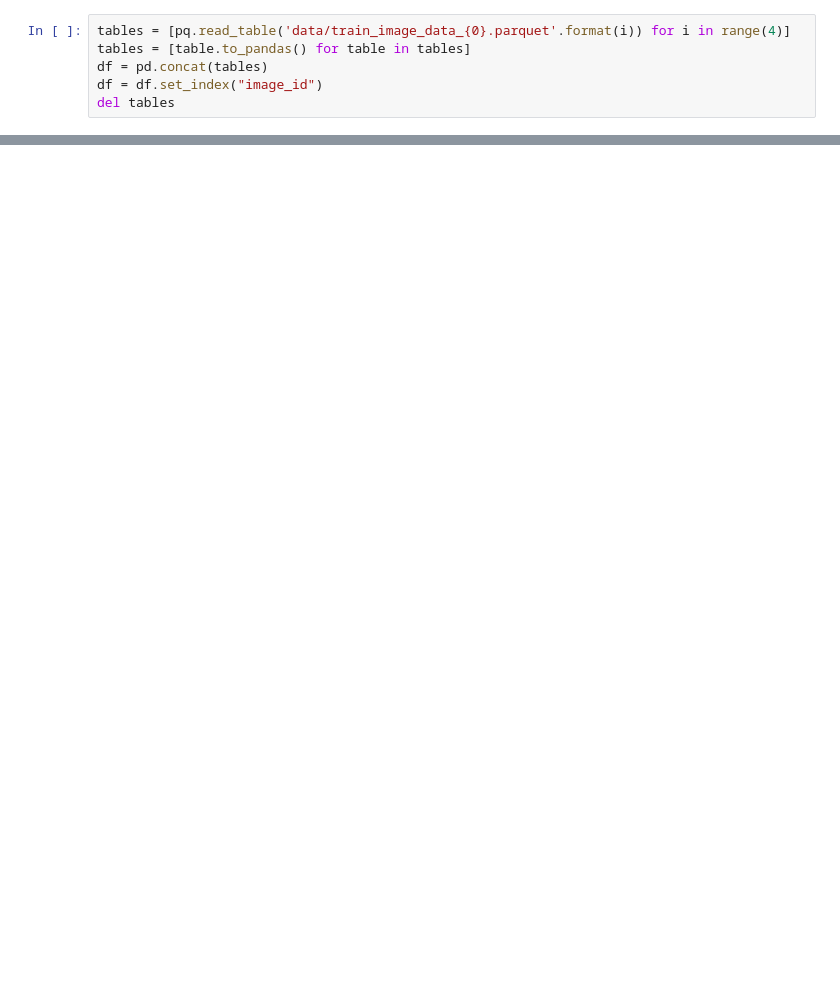
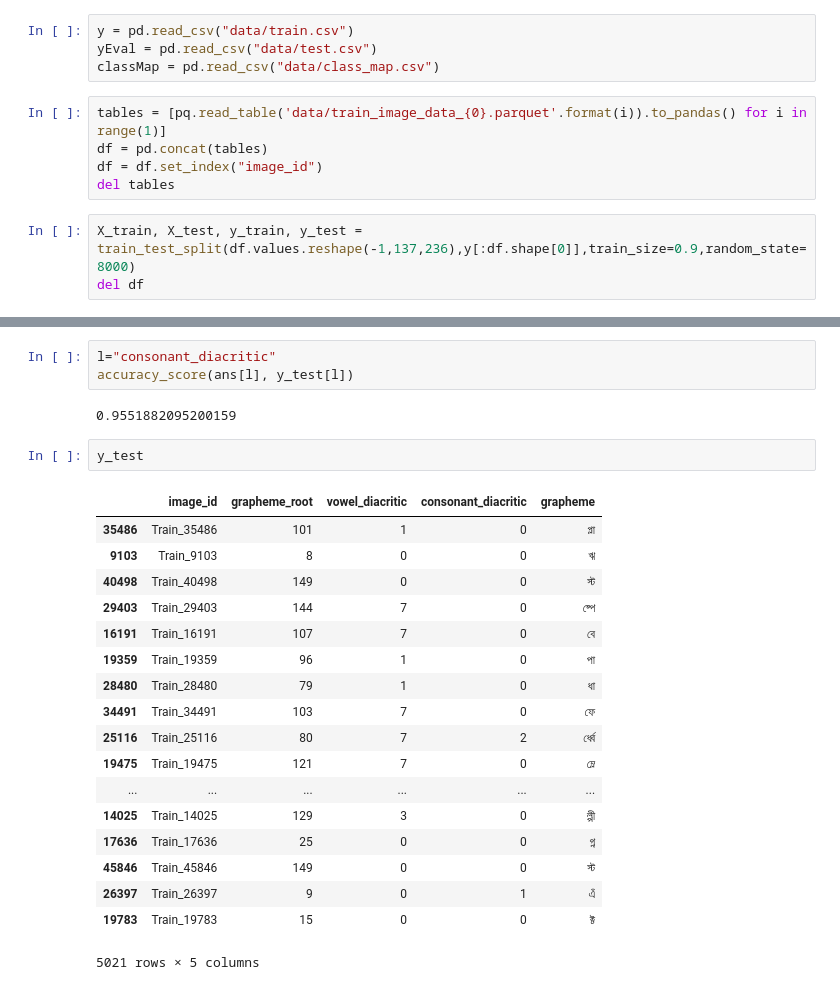
Before and after one commit to FullteaOfEEIC/Bengali, a Jupyter notebook: test.ipynb, the cells around one changed output, grey strips where cells are left out. Cells and saved outputs as stored; diff of their text form; blank space fills up the shorter version.

```diff
--- a/test.ipynb
+++ b/test.ipynb
@@ -23,6 +698,12 @@ import sklearn.metrics
+# %%
+y = pd.read_csv("data/train.csv")
+yEval = pd.read_csv("data/test.csv")
+classMap = pd.read_csv("data/class_map.csv")
 # %%
-tables = [pq.read_table('data/train_image_data_{0}.parquet'.format(i)) for i in range(4)]
-tables = [table.to_pandas() for table in tables]
+tables = [pq.read_table('data/train_image_data_{0}.parquet'.format(i)).to_pandas() for i in range(1)]
 df = pd.concat(tables)
 df = df.set_index("image_id")
 del tables
+# %%
+X_train, X_test, y_train, y_test = train_test_split(df.values.reshape(-1,137,236),y[:df.shape[0]],train_size=0.9,random_state=8000)
+del df
@@ -134,0 +901,26 @@ plt.imshow(img)
+# %%
+l="consonant_diacritic"
+accuracy_score(ans[l], y_test[l])
+# %% [output]
+0.9551882095200159
+# %%
+y_test
+# %% [output]
+|  | image_id | grapheme_root | vowel_diacritic | consonant_diacritic | grapheme |
+| 35486 | Train_35486 | 101 | 1 | 0 | প্লা |
+| 9103 | Train_9103 | 8 | 0 | 0 | ঋ |
+| 40498 | Train_40498 | 149 | 0 | 0 | স্ট |
+| 29403 | Train_29403 | 144 | 7 | 0 | ষ্পে |
+| 16191 | Train_16191 | 107 | 7 | 0 | বে |
+| 19359 | Train_19359 | 96 | 1 | 0 | পা |
+| 28480 | Train_28480 | 79 | 1 | 0 | ধা |
+| 34491 | Train_34491 | 103 | 7 | 0 | ফে |
+| 25116 | Train_25116 | 80 | 7 | 2 | র্ধ্বে |
+| 19475 | Train_19475 | 121 | 7 | 0 | ম্লে |
+| ... | ... | ... | ... | ... | ... |
+| 14025 | Train_14025 | 129 | 3 | 0 | ল্পী |
+| 17636 | Train_17636 | 25 | 0 | 0 | গ্ন |
+| 45846 | Train_45846 | 149 | 0 | 0 | স্ট |
+| 26397 | Train_26397 | 9 | 0 | 1 | এঁ |
+| 19783 | Train_19783 | 15 | 0 | 0 | ক্ট |
+5021 rows × 5 columns
```
Also changed, not shown: parts of 20 cells of this notebook, 21 other files.
